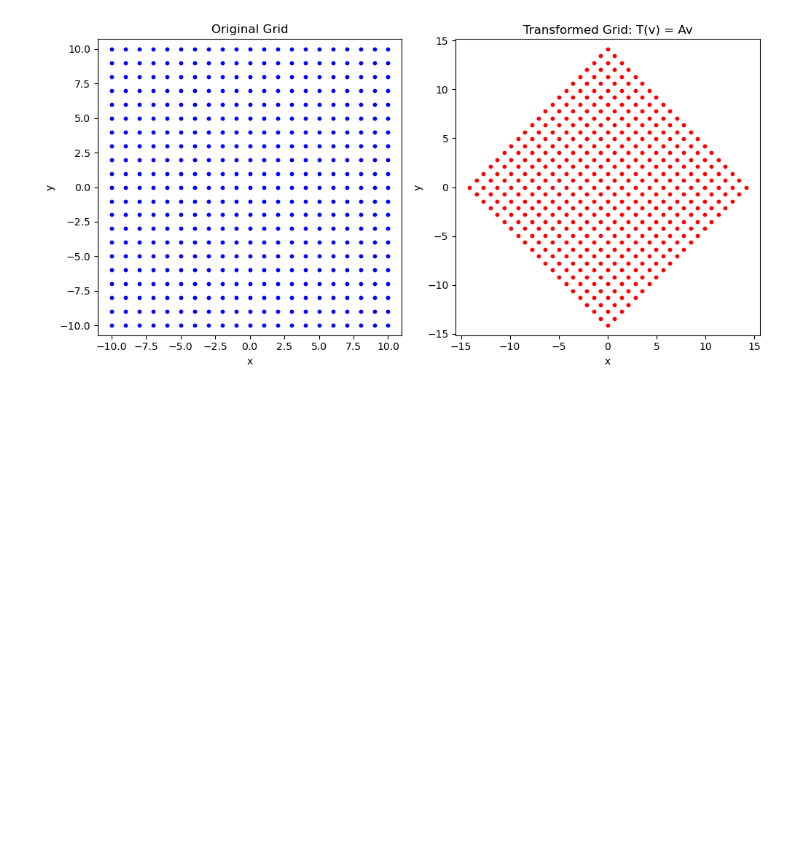
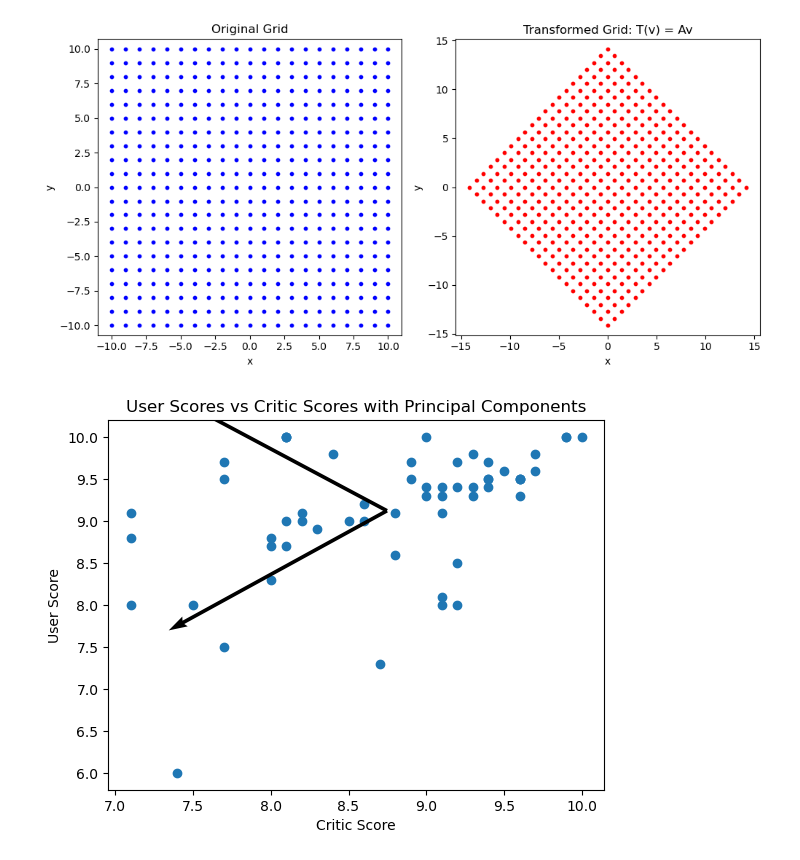
Before and after one commit to Cynthia72475/Math-For-Data-Science-Class, a Jupyter notebook: 8.2.ipynb, the cells around one changed output. Cells and saved outputs as stored; diff of their text form; code cells hidden in the pictures; blank space fills up the shorter version.

```diff
--- a/8.2.ipynb
+++ b/8.2.ipynb
@@ -170,3 +170,71 @@ plt.show()
 # %% [output]
 T(x) = [2.82842712 0.        ]
 [figure]
+# %%
+# ================================================================
+# Title: Assignment 8.2 - Principal Component Analysis
+# Author: jakevdp (GitHub username)
+# Date: 2/19/2026
+# Modified By: Cyndie Cramer
+# Description: Make a scatterplot of the user scores versus
+# critics scores. Then sketch the approximate directions of
+# the first and second principal components.
+# =================================================================
+
+# Import the libraries we need
+import pandas as pd
+import numpy as np
+import matplotlib.pyplot as plt
+
+# Load the dataset
+file_path = r"C:\Users\cyndi\OneDrive - Bellevue University\Data Science\video_game_data.csv"
+df = pd.read_csv(file_path)
+
+# Extract the relevant columns
+critic_scores = df["critic_score"]
+user_scores = df["user_score"]
+
+# Stack into 2D array
+X = np.vstack((critic_scores, user_scores))
+
+# Center the data
+mean_vector = np.mean(X, axis=1).reshape(2, 1)
+X_centered = X - mean_vector
+
+# Covariance matrix
+cov_matrix = np.cov(X_centered)
+
+# Eigenvalues and eigenvectors
+eigvals, eigvecs = np.linalg.eig(cov_matrix)
+
+# Sort eigenvectors by largest eigenvalue first
+sorted_indices = np.argsort(eigvals)[::-1]
+eigvecs = eigvecs[:, sorted_indices]
+
+# First and second principal components
+pc1 = eigvecs[:, 0]
+pc2 = eigvecs[:, 1]
+
+# Plot
+plt.figure()
+plt.scatter(critic_scores, user_scores)
+
+# Scale arrows for visibility
+scale_factor = 2
+
+# Draw PC1
+plt.quiver(mean_vector[0], mean_vector[1],
+           pc1[0]*scale_factor, pc1[1]*scale_factor,
+           angles='xy', scale_units='xy', scale=1)
+
+# Draw PC2
+plt.quiver(mean_vector[0], mean_vector[1],
+           pc2[0]*scale_factor, pc2[1]*scale_factor,
+           angles='xy', scale_units='xy', scale=1)
+
+plt.xlabel("Critic Score")
+plt.ylabel("User Score")
+plt.title("User Scores vs Critic Scores with Principal Components")
+plt.show()
+# %% [output]
+[figure, added]
```
